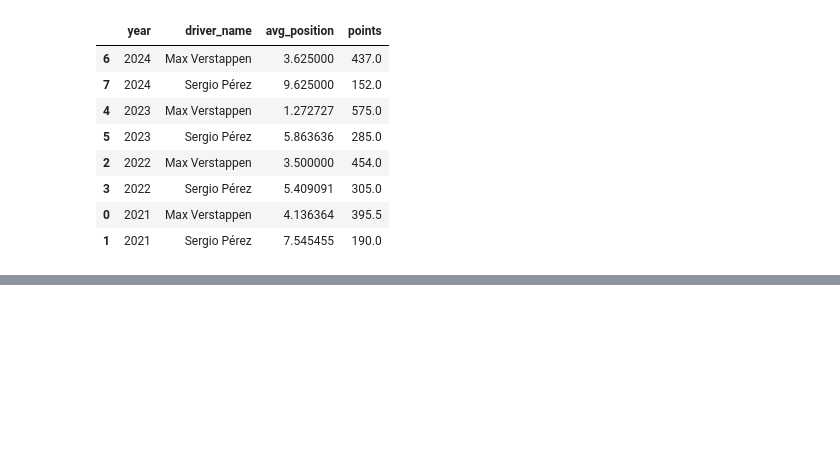
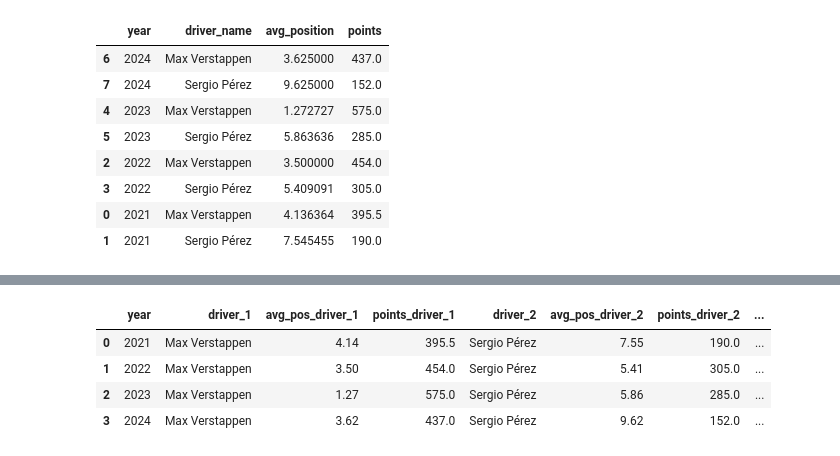
Before and after one commit to dhruv-juneja-7/product-analytics-portfolio, a Jupyter notebook: f1-python-analysis/f1_car_vs_drivers.ipynb, the cells around one changed output, grey strips where cells are left out. Saved outputs shown, nothing was run; the diff lists cells and outputs as text; code cells hidden in the pictures; blank space fills up the shorter version.

```diff
--- a/f1-python-analysis/f1_car_vs_drivers.ipynb
+++ b/f1-python-analysis/f1_car_vs_drivers.ipynb
@@ -43,0 +74,10 @@ avg_position.sort_values(['year','avg_position'], ascending=[False, True])
+# %%
+combined_data = combined_data.round(2)
+# %%
+combined_data
+# %% [output]
+|  | year | driver_1 | avg_pos_driver_1 | points_driver_1 | driver_2 | avg_pos_driver_2 | points_driver_2 | ... |
+| 0 | 2021 | Max Verstappen | 4.14 | 395.5 | Sergio Pérez | 7.55 | 190.0 | ... |
+| 1 | 2022 | Max Verstappen | 3.50 | 454.0 | Sergio Pérez | 5.41 | 305.0 | ... |
+| 2 | 2023 | Max Verstappen | 1.27 | 575.0 | Sergio Pérez | 5.86 | 285.0 | ... |
+| 3 | 2024 | Max Verstappen | 3.62 | 437.0 | Sergio Pérez | 9.62 | 152.0 | ... |
```
Also changed, not shown: parts of 9 cells of this notebook.
